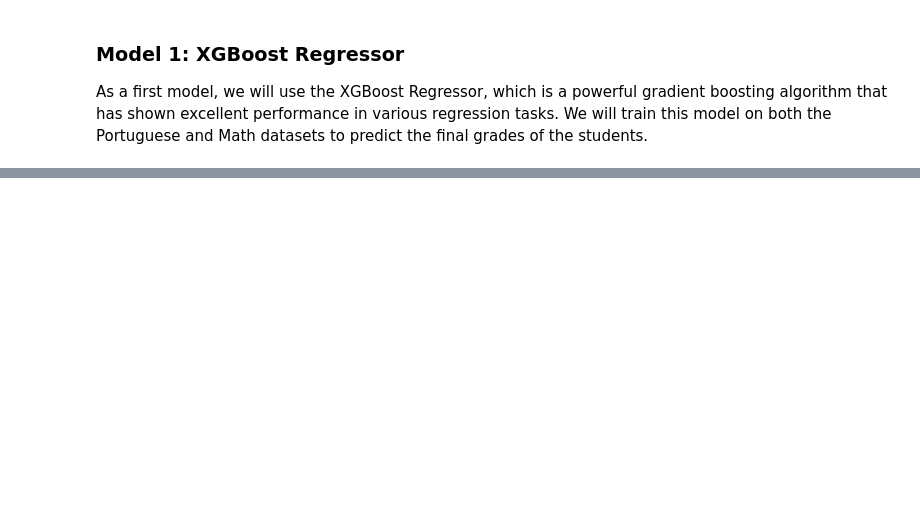
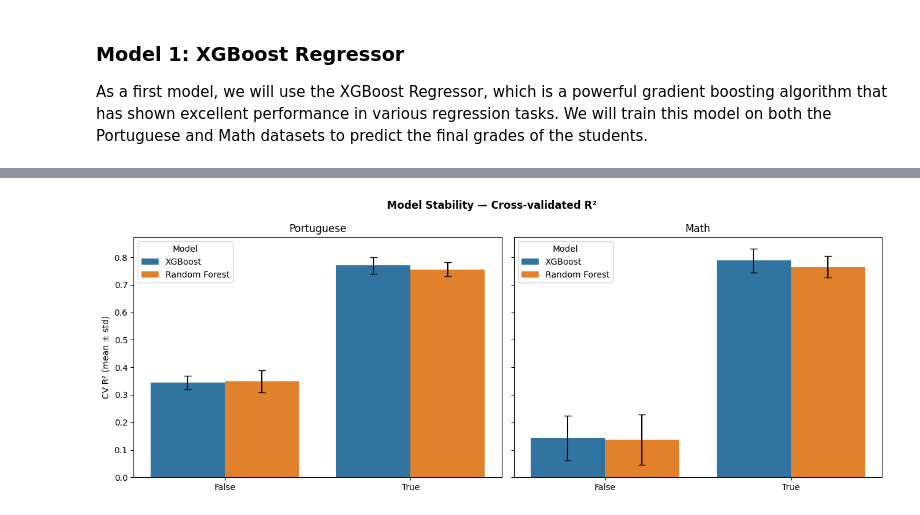
Before and after one commit to samuelburger27/Student-Performance-I, a Jupyter notebook: Project_student_performance_I.ipynb, the cells around one changed output, grey strips where cells are left out. Saved outputs shown, nothing was run; the diff lists cells and outputs as text; code cells hidden in the pictures; blank space fills up the shorter version.

```diff
--- a/Project_student_performance_I.ipynb
+++ b/Project_student_performance_I.ipynb
@@ -449,0 +591,10 @@ CV R²:         0.7886 ± 0.0448
+# %%
+# without G1
+rf_math, _ = train_random_forest_model(
+    math[math["G3"] > 0].drop(columns=["G1"]), "Math"
+)
+
+# with G1
+rf_math_g1, _ = train_random_forest_model(
+    math[math["G3"] > 0], "Math with G1"
+)
@@ -449,0 +657,23 @@ CV R²:         0.7886 ± 0.0448
+# %%
+cv_results = results[results["CV R²"].notna()].copy()
+
+fig, axes = plt.subplots(1, 2, figsize=(13, 5), sharey=True)
+
+for ax, dataset in zip(axes, ["Portuguese", "Math"]):
+    subset = cv_results[cv_results["Dataset"] == dataset]
+    bars = sns.barplot(data=subset, x="G1", y="CV R²", hue="Model", ax=ax)
+
+    # přidáme error bary z předpočítaného CV std
+    for bar, (_, row) in zip(bars.patches, subset.iterrows()):
+        cx = bar.get_x() + bar.get_width() / 2
+        ax.errorbar(cx, row["CV R²"], yerr=row["CV std"], fmt="none", color="black", capsize=4)
+
+    ax.set_title(dataset)
+    ax.set_xlabel("")
+    ax.set_ylabel("CV R² (mean ± std)" if dataset == "Portuguese" else "")
+
+fig.suptitle("Model Stability — Cross-validated R²", fontweight="bold")
+plt.tight_layout()
+plt.show()
+# %% [output]
+[figure, added]
```
Also changed, not shown: parts of 16 cells of this notebook.
